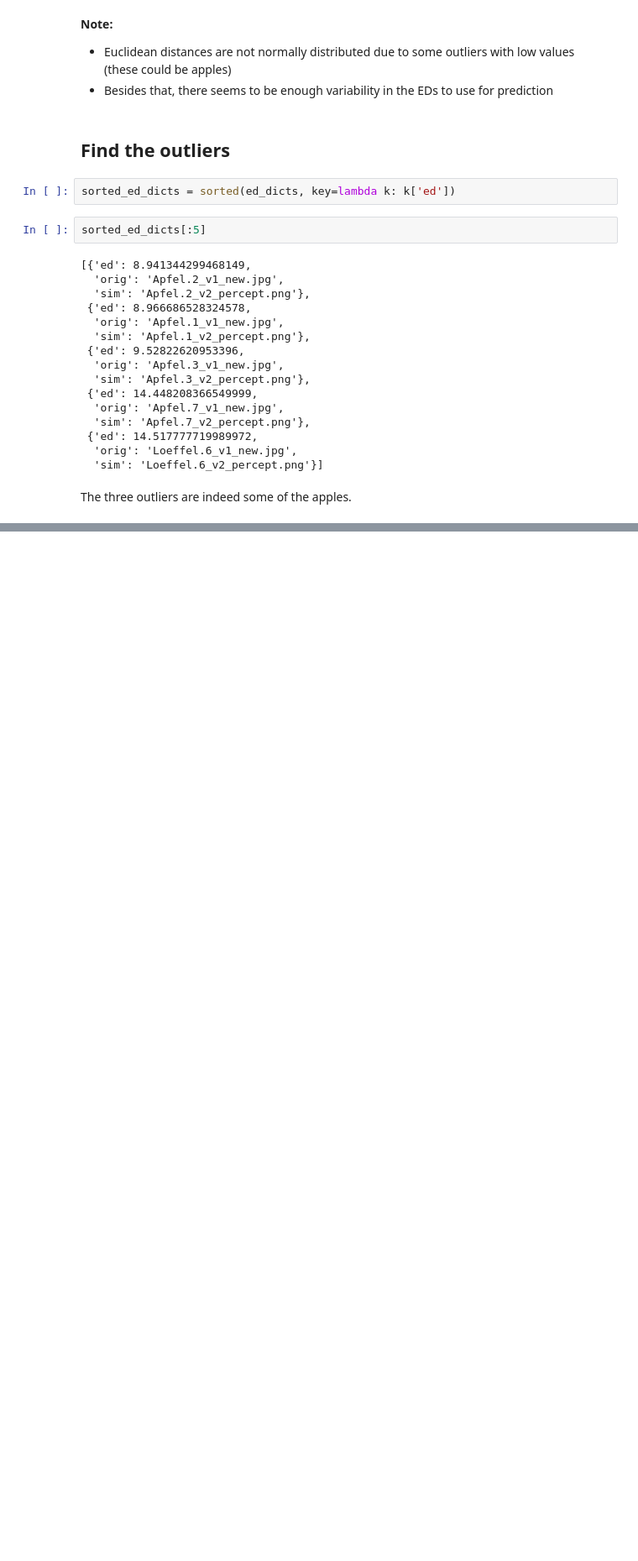
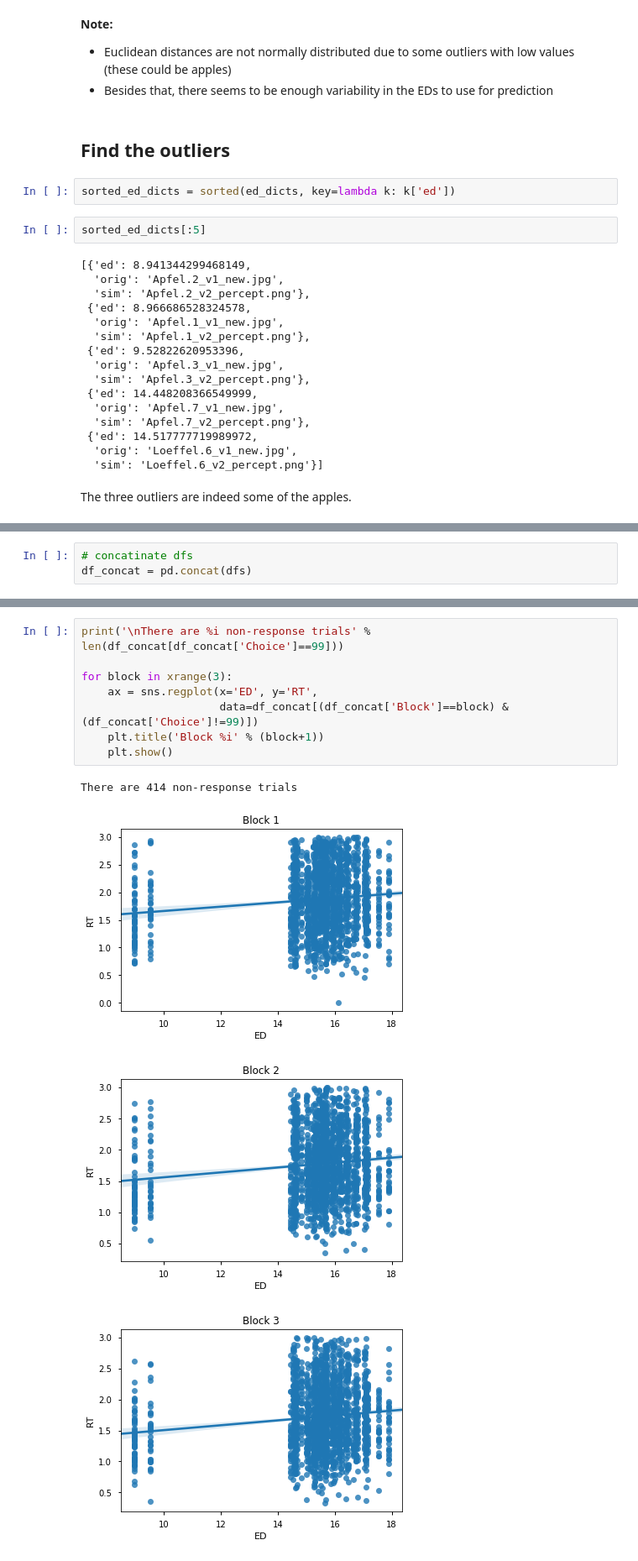
Before and after one commit to oliver-contier/ri_hmax, a Jupyter notebook: inspect_results.ipynb, the cells around one changed output, grey strips where cells are left out. Shown at 84% size. Cells and saved outputs as stored; diff of their text form; blank space fills up the shorter version.

```diff
--- a/inspect_results.ipynb
+++ b/inspect_results.ipynb
@@ -148,0 +247,3 @@ The three outliers are indeed some of the apples.
+# %%
+# concatinate dfs
+df_concat = pd.concat(dfs)
@@ -148,0 +262,13 @@ The three outliers are indeed some of the apples.
+# %%
+print('\nThere are %i non-response trials' % len(df_concat[df_concat['Choice']==99]))
+
+for block in xrange(3):
+    ax = sns.regplot(x='ED', y='RT',
+                     data=df_concat[(df_concat['Block']==block) & (df_concat['Choice']!=99)])
+    plt.title('Block %i' % (block+1))
+    plt.show()
+# %% [output]
+There are 414 non-response trials
+[figure, added]
+[figure, added]
+[figure, added]
```
Also changed, not shown: parts of 36 cells of this notebook.
